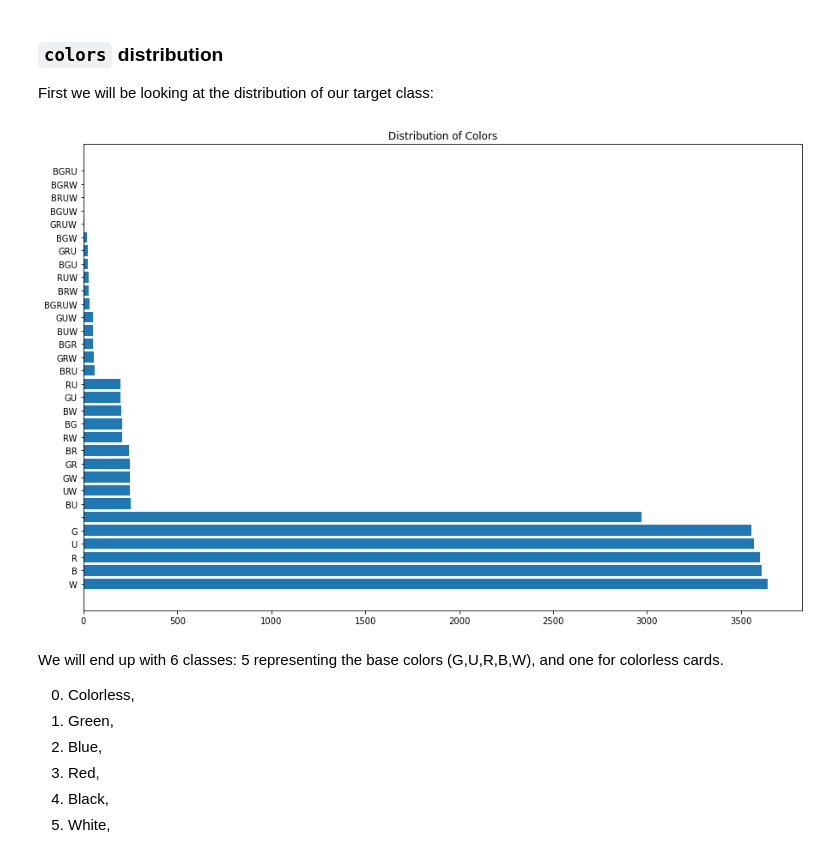
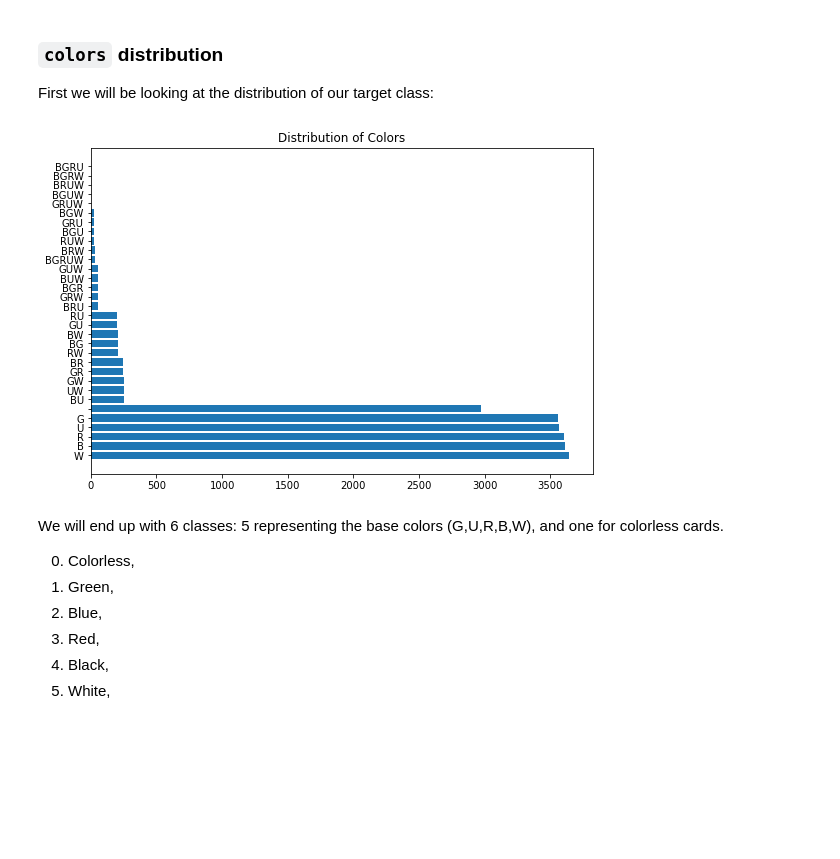
Before and after one commit to ray-cw/MTG-Color-Classifier, a Jupyter notebook: MTG Color Classifier.ipynb, the cells around one changed output. Saved outputs shown, nothing was run; the diff lists cells and outputs as text; code cells hidden in the pictures; blank space fills up the shorter version.

```diff
--- a/MTG Color Classifier.ipynb
+++ b/MTG Color Classifier.ipynb
@@ -216,9 +220,9 @@ First we will be looking at the distribution of our target class:
 # %%
 # Check for color distribution
 
-plot_distribution(df_original,"colors",figsize=(15,10),title='Distribution of Colors')
+plot_distribution(df_original,"colors",figsize=(9,6),title='Distribution of Colors')
 # %% [output]
-[figure, old version]
+[figure, new version]
 # %% [markdown]
 We will end up with 6 classes: 5 representing the base colors (G,U,R,B,W), and one for colorless cards.
 
```
Also changed, not shown: parts of 18 cells of this notebook, 4 other files.
